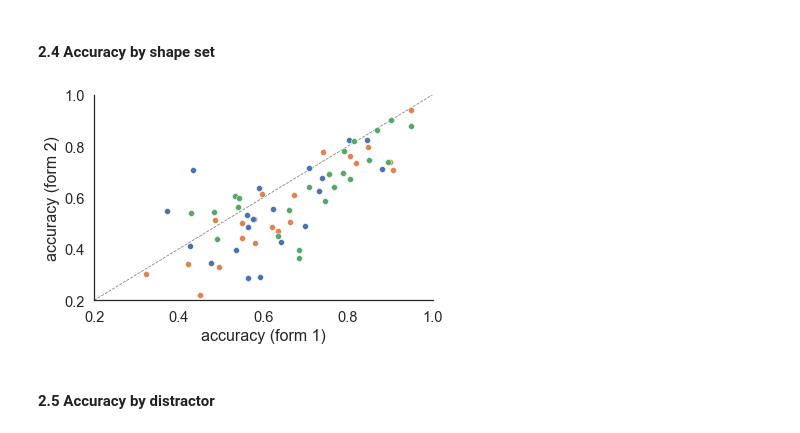
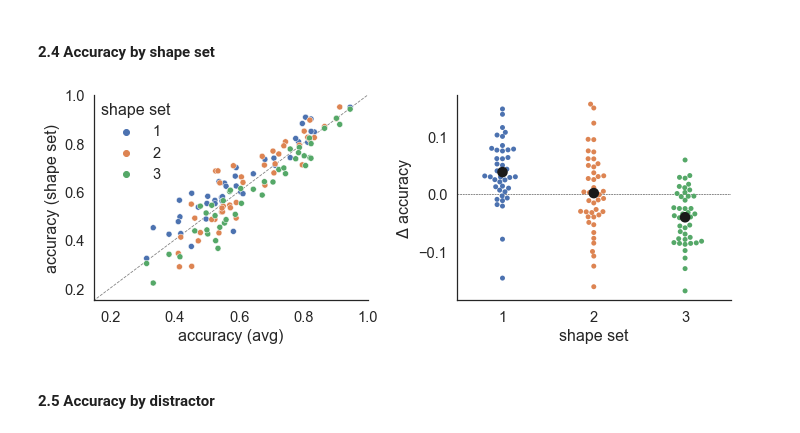
Before and after one commit to ndawlab/mars-irt, a Jupyter notebook: 03_Calibration/02_Descriptive.ipynb, the cells around one changed output. Saved outputs shown, nothing was run; the diff lists cells and outputs as text; code cells hidden in the pictures.

```diff
--- a/03_Calibration/02_Descriptive.ipynb
+++ b/03_Calibration/02_Descriptive.ipynb
@@ -168,25 +177,32 @@ plt.tight_layout()
 # %% [markdown]
 #### 2.4 Accuracy by shape set
-# %%
-## Initialize canvas.
-fig, ax = plt.subplots(1,1,figsize=(6,4))
-
-## Compute item accuracy by shape set.
-gb = data.pivot_table('accuracy','item','shape_set')
-gb = gb.loc[data.groupby('item').accuracy.mean().sort_values(ascending=False).index]
-
-sns.scatterplot(x=1, y=2, data=gb, ax=ax)
-sns.scatterplot(x=1, y=3, data=gb, ax=ax)
-sns.scatterplot(x=2, y=3, data=gb, ax=ax)
-ax.plot([0.2,1], [0.2,1], lw=0.8, color='0.5', linestyle='--', zorder=-1)
-
-## Add detail.
-ax.set(xlim=(0.2,1.0), xlabel='accuracy', ylim=(0.2,1.0), ylabel='accuracy')
-
-sns.despine()
-plt.tight_layout()
-# %% [output]
-[figure, removed]
+# %%
+## Initialize canvas.
+fig, axes = plt.subplots(1,2,figsize=(10,4))
+palette = sns.color_palette(n_colors=3)
+
+## Compute item accuracy by shape set.
+gb = data.pivot_table('accuracy','item','shape_set')
+gb['x'] = data.groupby('item').accuracy.mean()
+gb = gb.melt(id_vars='x', value_name='accuracy')
+gb['delta'] = gb['accuracy'] - gb['x']
+
+## Plot accuracy.
+sns.scatterplot(x='x', y='accuracy', hue='shape_set', data=gb, palette=palette, ax=axes[0])
+axes[0].plot([0,1], [0,1], lw=0.8, color='0.5', linestyle='--', zorder=-1)
+axes[0].set(xlim=(0.15,1.0), xlabel='accuracy (avg)', ylim=(0.15,1.0), ylabel='accuracy (shape set)')
+axes[0].legend(loc=2, frameon=False, borderpad=0, title='shape set')
+
+## Plot accuracy.
+sns.swarmplot(x='shape_set', y='delta', data=gb, zorder=-1, ax=axes[1])
+sns.pointplot(x='shape_set', y='delta', data=gb, scale=1.2, color='k', join=False, ci=None, ax=axes[1])
+axes[1].axhline(0, color='k', lw=0.5, linestyle='--', zorder=-2)
+axes[1].set(xlabel='shape set', ylabel=r'$\Delta$ accuracy')
+
+sns.despine()
+plt.tight_layout()
+# %% [output]
+[figure, added]
 # %% [markdown]
 #### 2.5 Accuracy by distractor
 # %%
```
Also changed, not shown: parts of 3 cells of this notebook.
